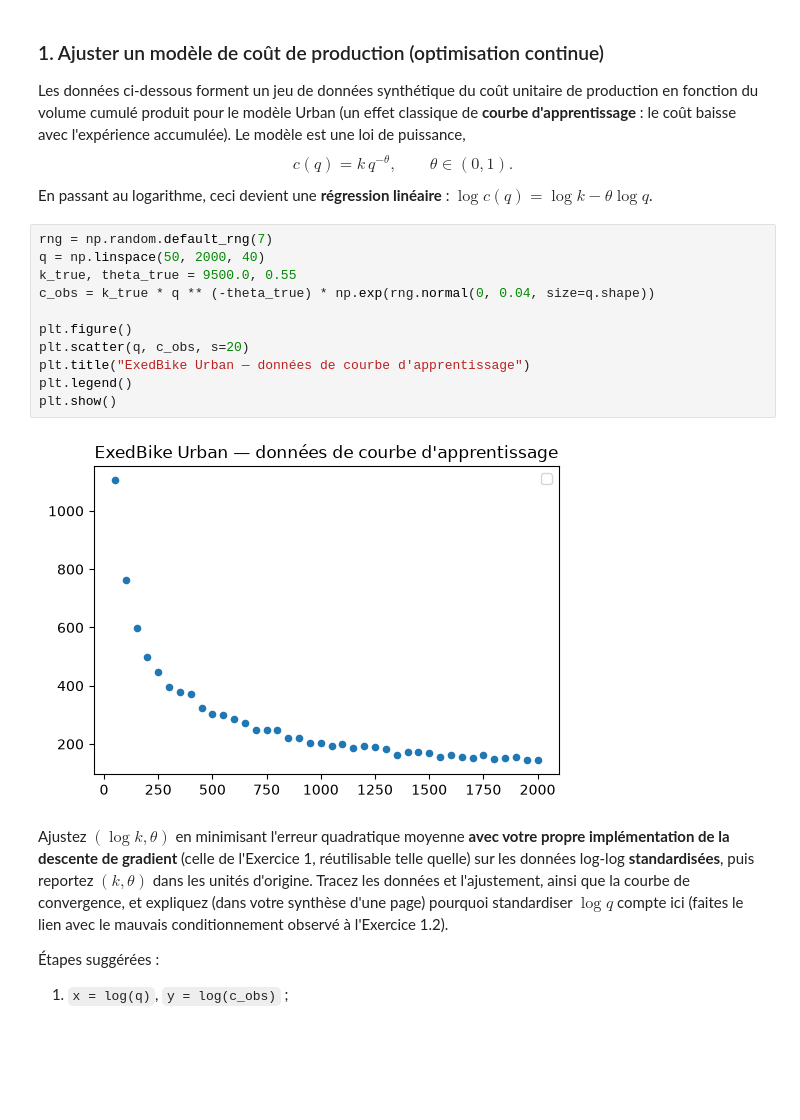
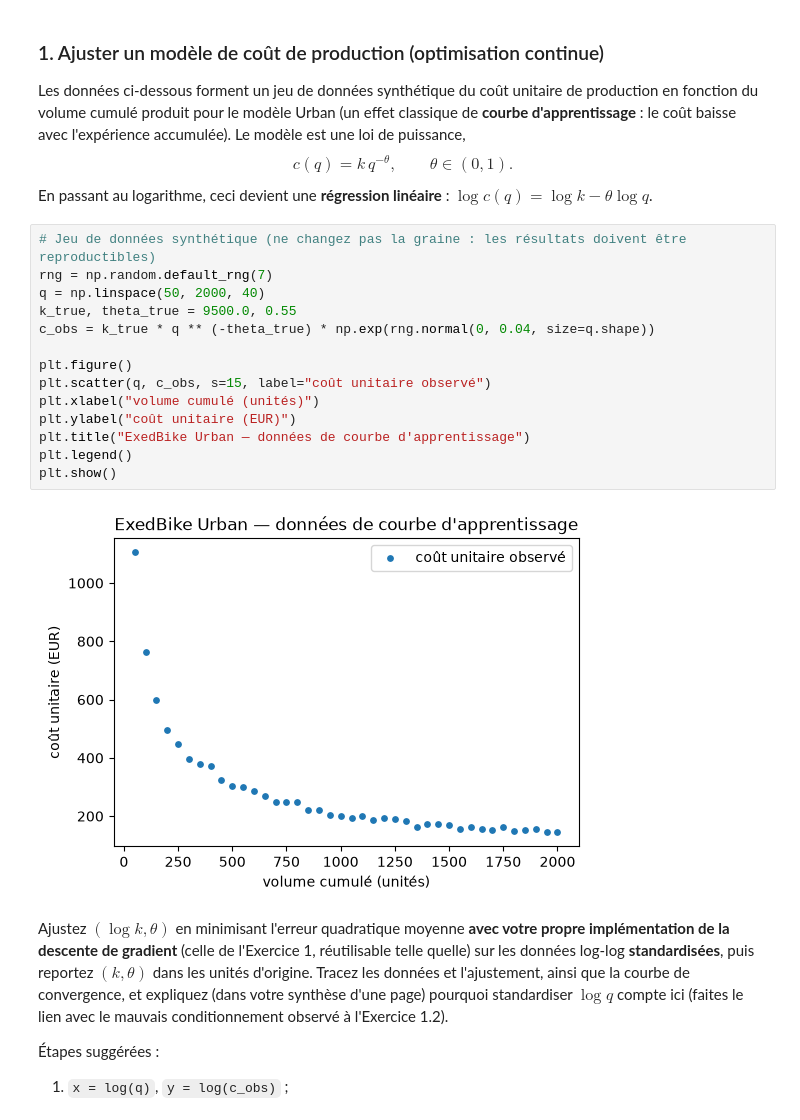
Before and after one commit to Pierre-ING-AI/S1-LP, a Jupyter notebook: Seance1_TP1_optimisation_continue_lineaire.ipynb, the cells around one changed output. Saved outputs shown, nothing was run; the diff lists cells and outputs as text; blank space fills up the shorter version.

```diff
--- a/Seance1_TP1_optimisation_continue_lineaire.ipynb
+++ b/Seance1_TP1_optimisation_continue_lineaire.ipynb
@@ -428,18 +452,21 @@ Les données ci-dessous forment un jeu de données synthétique du coût unitair
 $$ c(q) = k\, q^{-\theta}, \qquad \theta \in (0,1). $$
 En passant au logarithme, ceci devient une **régression linéaire** : $\log c(q) = \log k - \theta \log q$.
 # %%
+# Jeu de données synthétique (ne changez pas la graine : les résultats doivent être reproductibles)
 rng = np.random.default_rng(7)
 q = np.linspace(50, 2000, 40)
 k_true, theta_true = 9500.0, 0.55
 c_obs = k_true * q ** (-theta_true) * np.exp(rng.normal(0, 0.04, size=q.shape))
 
 plt.figure()
-plt.scatter(q, c_obs, s=20)
+plt.scatter(q, c_obs, s=15, label="coût unitaire observé")
+plt.xlabel("volume cumulé (unités)")
+plt.ylabel("coût unitaire (EUR)")
 plt.title("ExedBike Urban — données de courbe d'apprentissage")
 plt.legend()
 plt.show()
 # %% [output]
-[figure, old version]
+[figure, new version]
 # %% [markdown]
 Ajustez $(\log k, \theta)$ en minimisant l'erreur quadratique moyenne **avec votre propre implémentation de la descente de gradient** (celle de l'Exercice 1, réutilisable telle quelle) sur les données log-log **standardisées**, puis reportez $(k,\theta)$ dans les unités d'origine. Tracez les données et l'ajustement, ainsi que la courbe de convergence, et expliquez (dans votre synthèse d'une page) pourquoi standardiser $\log q$ compte ici (faites le lien avec le mauvais conditionnement observé à l'Exercice 1.2).
 
```
Also changed, not shown: parts of 5 cells of this notebook.
